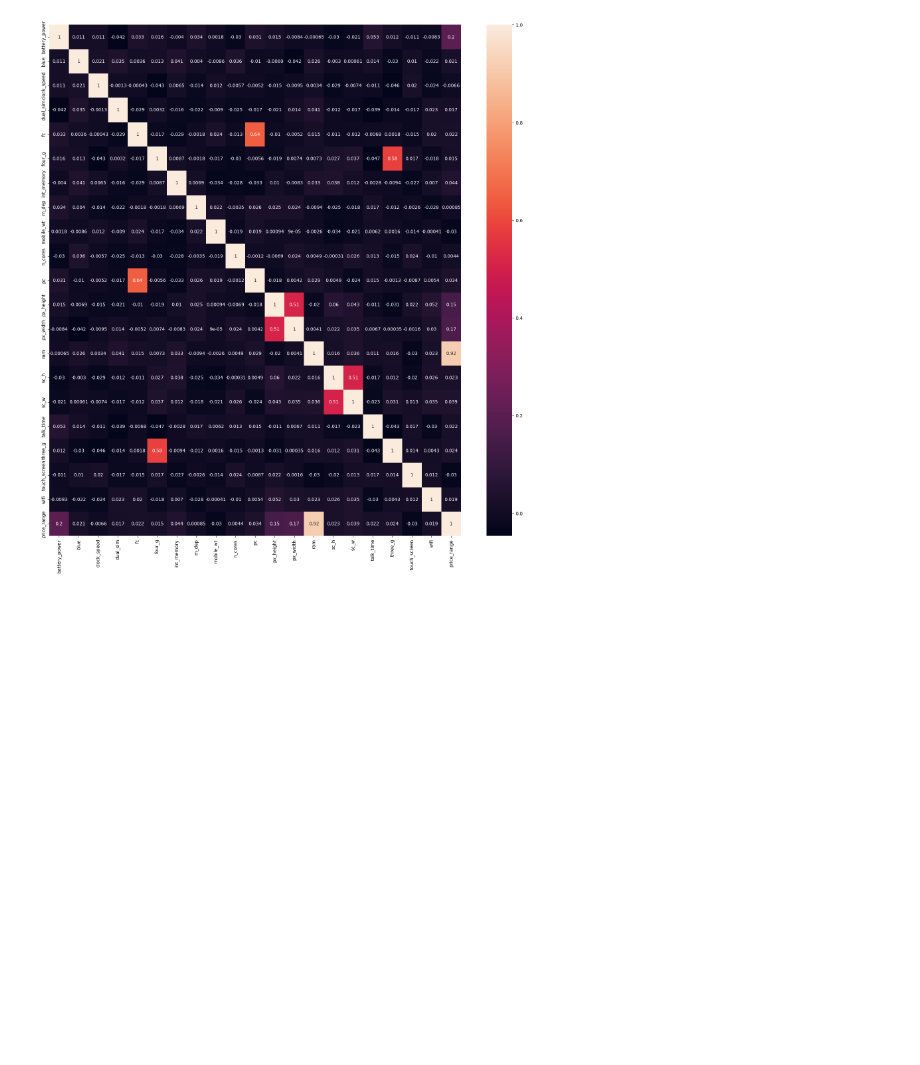
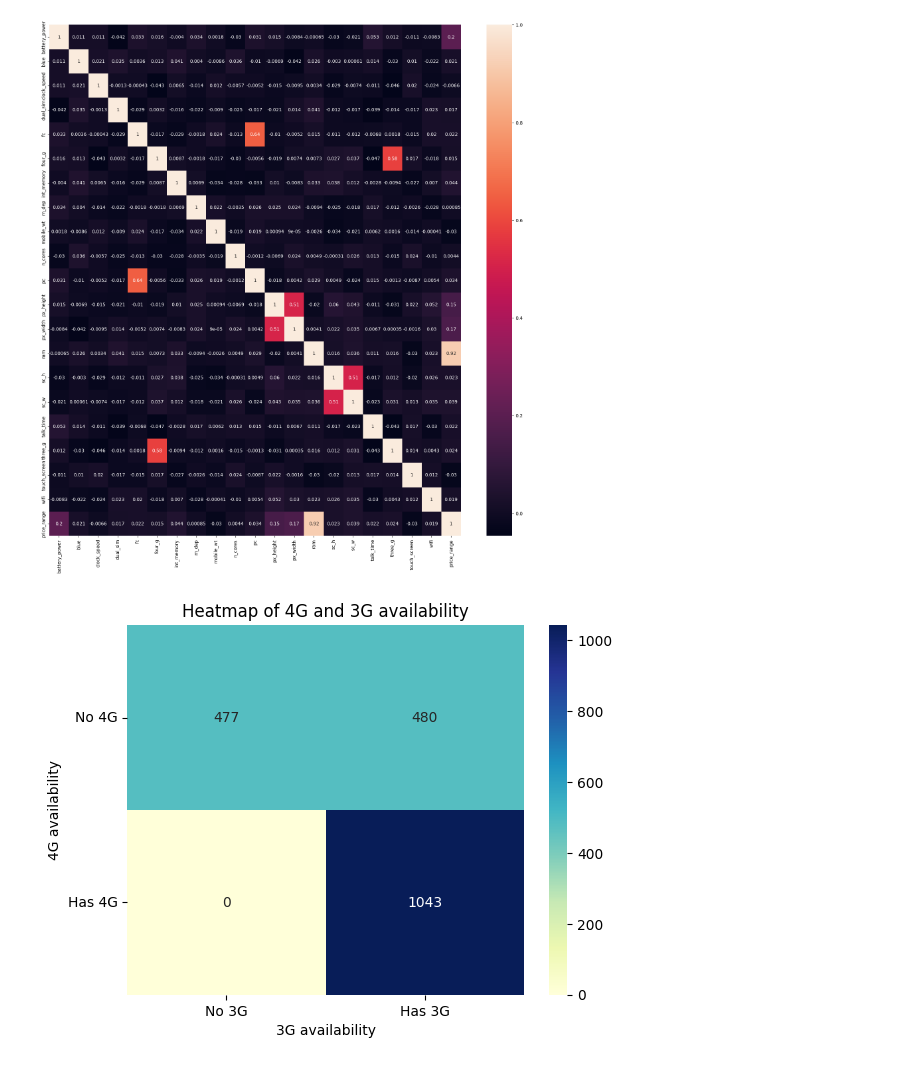
Before and after one commit to MarkkusKoddala/MobilePriceClassification, a Jupyter notebook: Untitled.ipynb, the cells around one changed output. Cells and saved outputs as stored; diff of their text form; code cells hidden in the pictures; blank space fills up the shorter version.

```diff
--- a/Untitled.ipynb
+++ b/Untitled.ipynb
@@ -135,0 +178,14 @@ df_train_Y = df_train.iloc[:, -1]   # All rows, only the last column
+# %%
+import seaborn as sns
+
+contingency_table = pd.crosstab(df_train['four_g'], df_train['three_g'])
+
+sns.heatmap(contingency_table, annot=True, cmap="YlGnBu", fmt='g')
+plt.title('Heatmap of 4G and 3G availability')
+plt.xlabel('3G availability')
+plt.ylabel('4G availability')
+plt.xticks([0.5,1.5], ['No 3G', 'Has 3G'])
+plt.yticks([0.5,1.5], ['No 4G', 'Has 4G'], rotation=0)
+plt.show()
+# %% [output]
+[figure, added]
```
Also changed, not shown: parts of 16 cells of this notebook.
